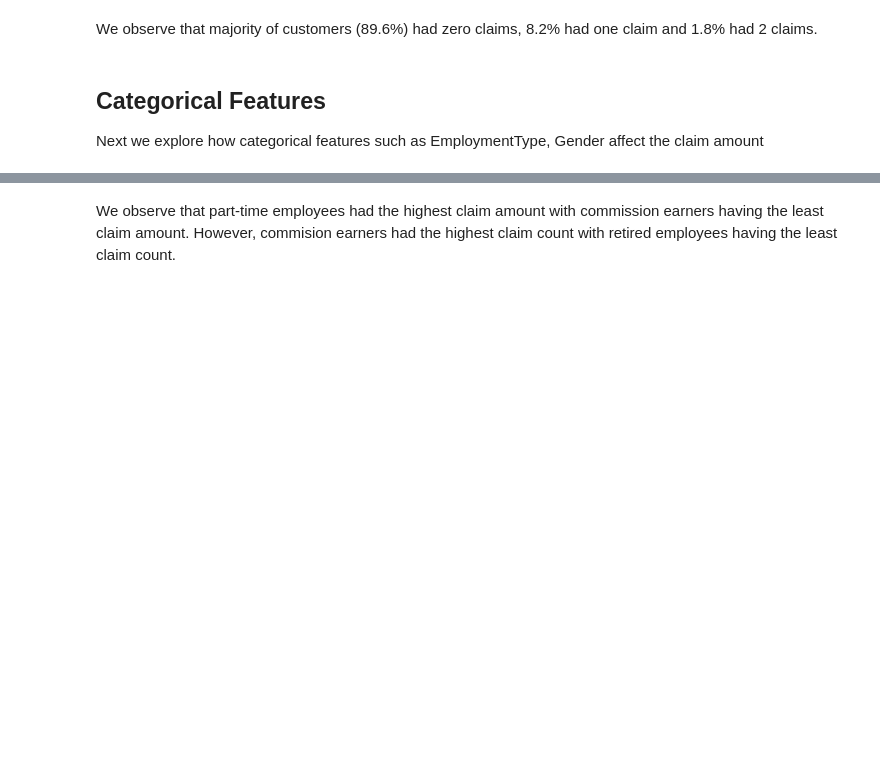
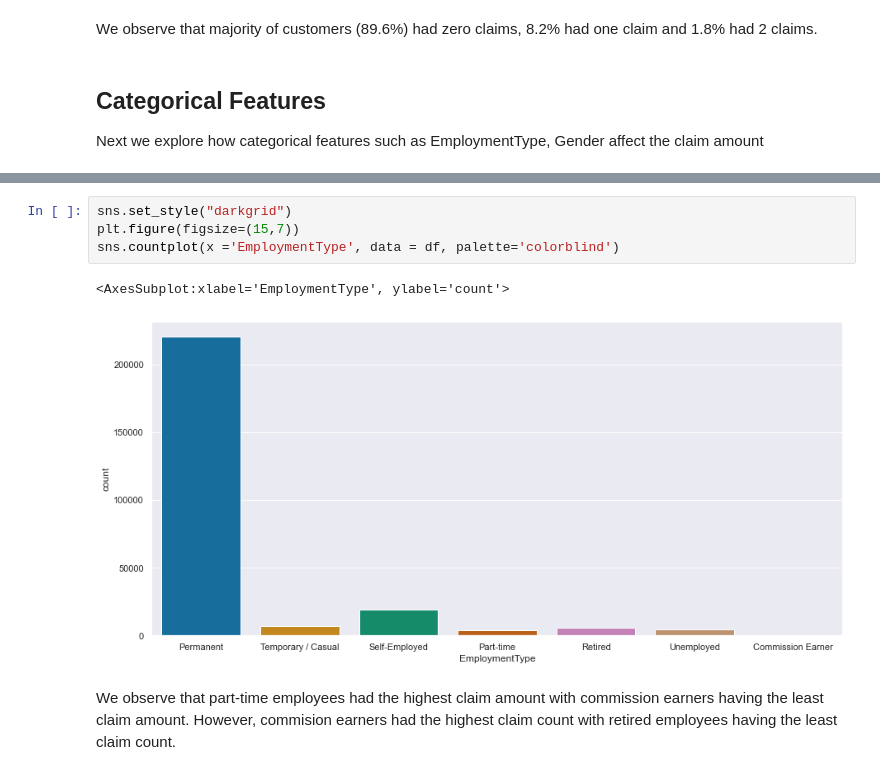
Before and after one commit to Pheelog/Insurance-Claim-Modelling, a Jupyter notebook: Hudson_EDA.ipynb, the cells around one changed output, grey strips where cells are left out. Drawn from its saved outputs; the diff is of its cells as text; blank space fills up the shorter version.

```diff
--- a/Hudson_EDA.ipynb
+++ b/Hudson_EDA.ipynb
@@ -234,3 +236,10 @@ sns.catplot(x="EmploymentType", y="CountTotalClaimAmount", data=df, kind='point'
+# %%
+sns.set_style("darkgrid")
+plt.figure(figsize=(15,7))
+sns.countplot(x ='EmploymentType', data = df, palette='colorblind')
+# %% [output]
+<AxesSubplot:xlabel='EmploymentType', ylabel='count'>
+[figure, added]
 # %% [markdown]
 We observe that part-time employees had the highest claim amount with commission earners having the least claim amount. However, commision earners had the highest claim count with retired employees having the least claim count.
 # %%
```
Also changed, not shown: parts of 28 cells of this notebook.
